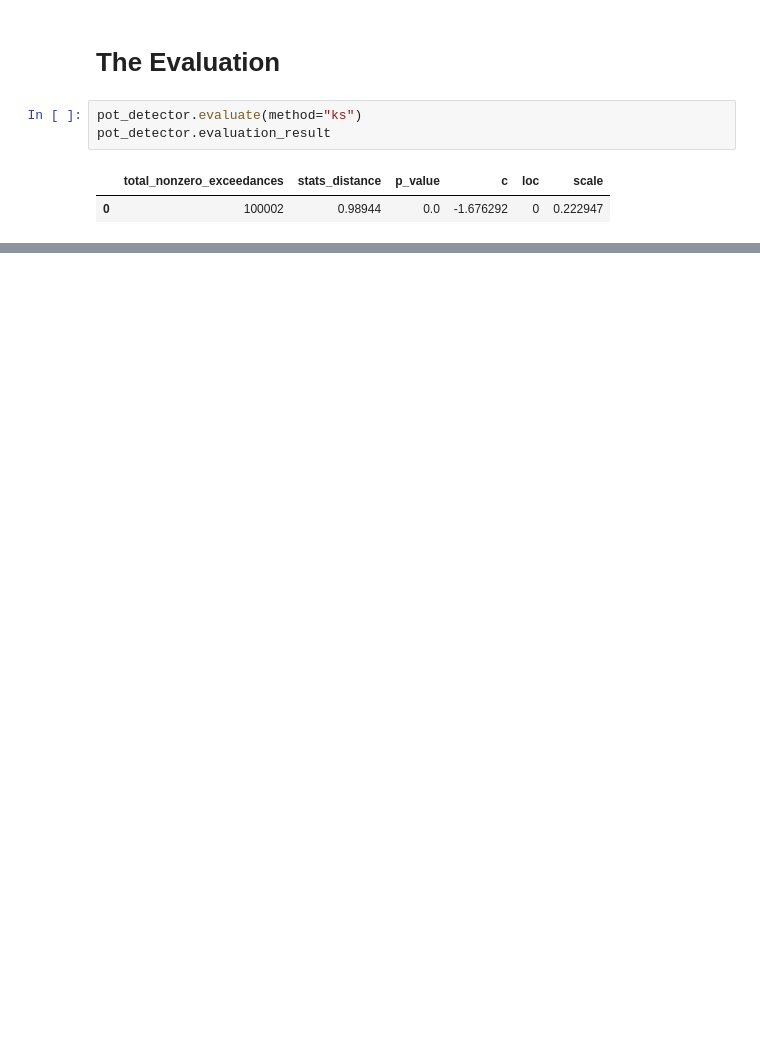
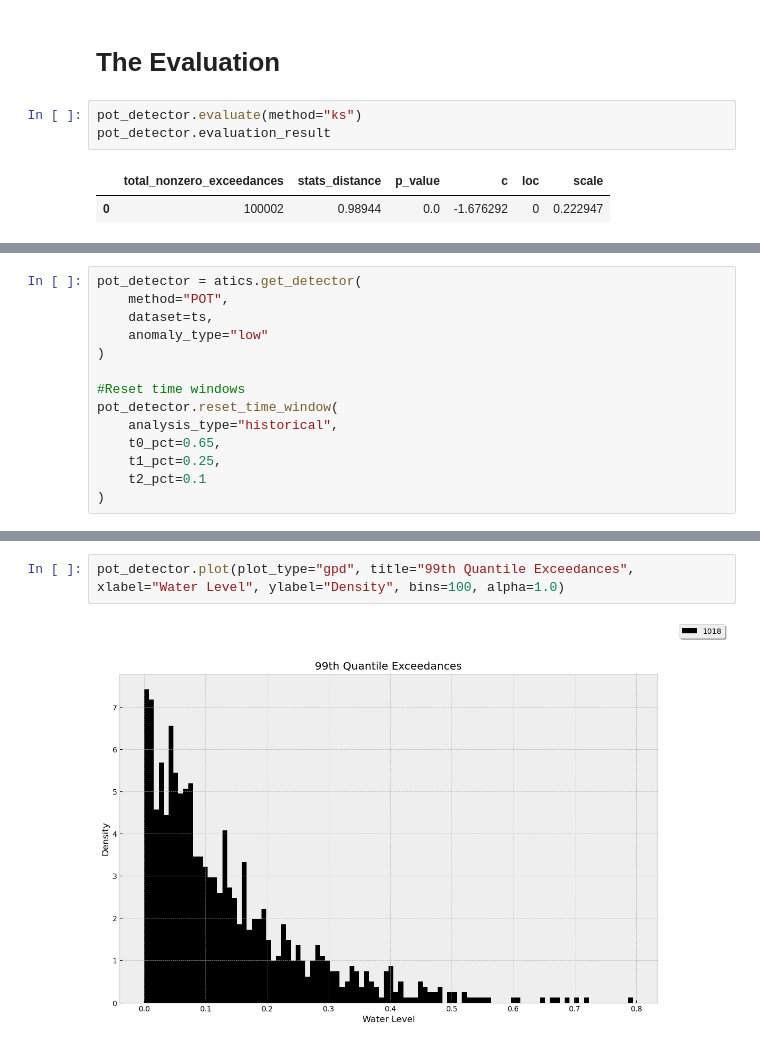
Before and after one commit to Aeternalis-Ingenium/anomalytics, a Jupyter notebook: docs/example.ipynb, the cells around one changed output, grey strips where cells are left out. Cells and saved outputs as stored; diff of their text form; blank space fills up the shorter version.

Commit message:
docs(example-notebook): add low case scenario with the same dataset

```diff
--- a/docs/example.ipynb
+++ b/docs/example.ipynb
@@ -252,0 +271,14 @@ pot_detector.evaluate(method="qq")
+# %%
+pot_detector = atics.get_detector(
+    method="POT",
+    dataset=ts,
+    anomaly_type="low"
+)
+
+#Reset time windows
+pot_detector.reset_time_window(
+    analysis_type="historical",
+    t0_pct=0.65,
+    t1_pct=0.25,
+    t2_pct=0.1
+)
@@ -252,0 +306,4 @@ pot_detector.evaluate(method="qq")
+# %%
+pot_detector.plot(plot_type="gpd", title="99th Quantile Exceedances", xlabel="Water Level", ylabel="Density", bins=100, alpha=1.0)
+# %% [output]
+[figure, added]
```
Also changed, not shown: parts of 24 cells of this notebook.
